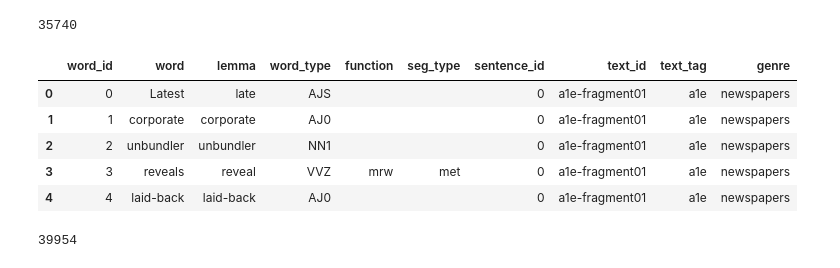
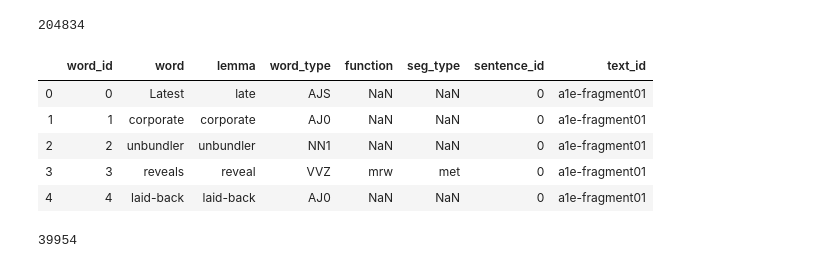
Before and after one commit to Sunflower/CPSC-488A, a Jupyter notebook: Lexical Abstractness & Concreteness.ipynb, the cells around one changed output. Cells and saved outputs as stored; diff of their text form; code cells hidden in the pictures.

```diff
--- a/Lexical Abstractness & Concreteness.ipynb
+++ b/Lexical Abstractness & Concreteness.ipynb
@@ -1,18 +1,17 @@
 # %%
 %run model_functions.ipynb
 # %%
-genre = 'newspapers'
-words = pd.read_csv('data/train/{}/words.csv'.format(genre), na_filter=False)
-display(len(words))
-words.head()
+all_words = pd.read_csv('data/raw/words.csv', encoding='ISO-8859-1')
+display(len(all_words))
+all_words.head()
 # %% [output]
-35740
+204834
-|  | word_id | word | lemma | word_type | function | seg_type | sentence_id | text_id | text_tag | genre |
-| 0 | 0 | Latest | late | AJS |  |  | 0 | a1e-fragment01 | a1e | newspapers |
-| 1 | 1 | corporate | corporate | AJ0 |  |  | 0 | a1e-fragment01 | a1e | newspapers |
-| 2 | 2 | unbundler | unbundler | NN1 |  |  | 0 | a1e-fragment01 | a1e | newspapers |
-| 3 | 3 | reveals | reveal | VVZ | mrw | met | 0 | a1e-fragment01 | a1e | newspapers |
-| 4 | 4 | laid-back | laid-back | AJ0 |  |  | 0 | a1e-fragment01 | a1e | newspapers |
+|  | word_id | word | lemma | word_type | function | seg_type | sentence_id | text_id |
+| 0 | 0 | Latest | late | AJS | NaN | NaN | 0 | a1e-fragment01 |
+| 1 | 1 | corporate | corporate | AJ0 | NaN | NaN | 0 | a1e-fragment01 |
+| 2 | 2 | unbundler | unbundler | NN1 | NaN | NaN | 0 | a1e-fragment01 |
+| 3 | 3 | reveals | reveal | VVZ | mrw | met | 0 | a1e-fragment01 |
+| 4 | 4 | laid-back | laid-back | AJ0 | NaN | NaN | 0 | a1e-fragment01 |
 # %%
 concreteness_ratings = pd.read_csv('data/Concreteness_ratings_Brysbaert_et_al_BRM.txt', sep='\t')
 display(len(concreteness_ratings))
```
Also changed, not shown: parts of 18 cells of this notebook, 49 other files.
